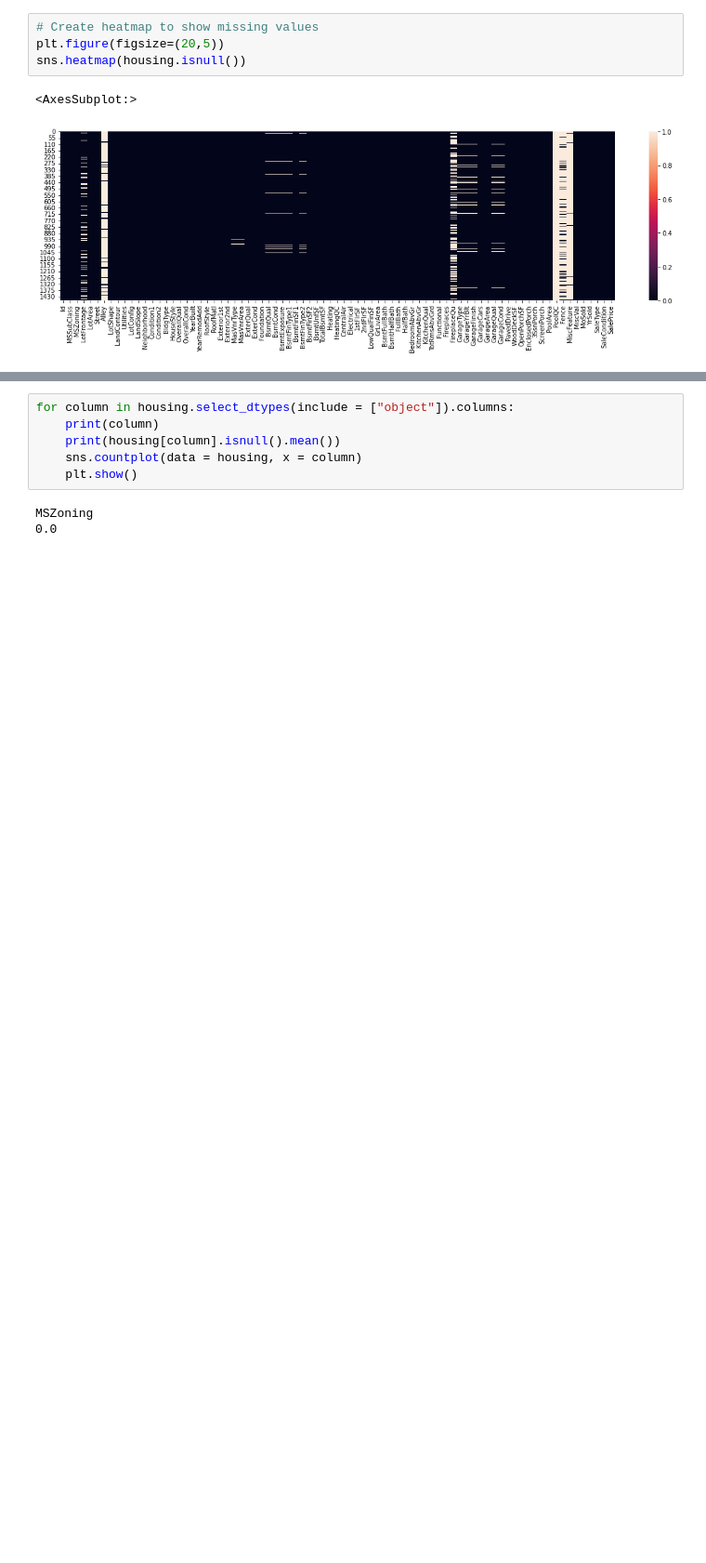
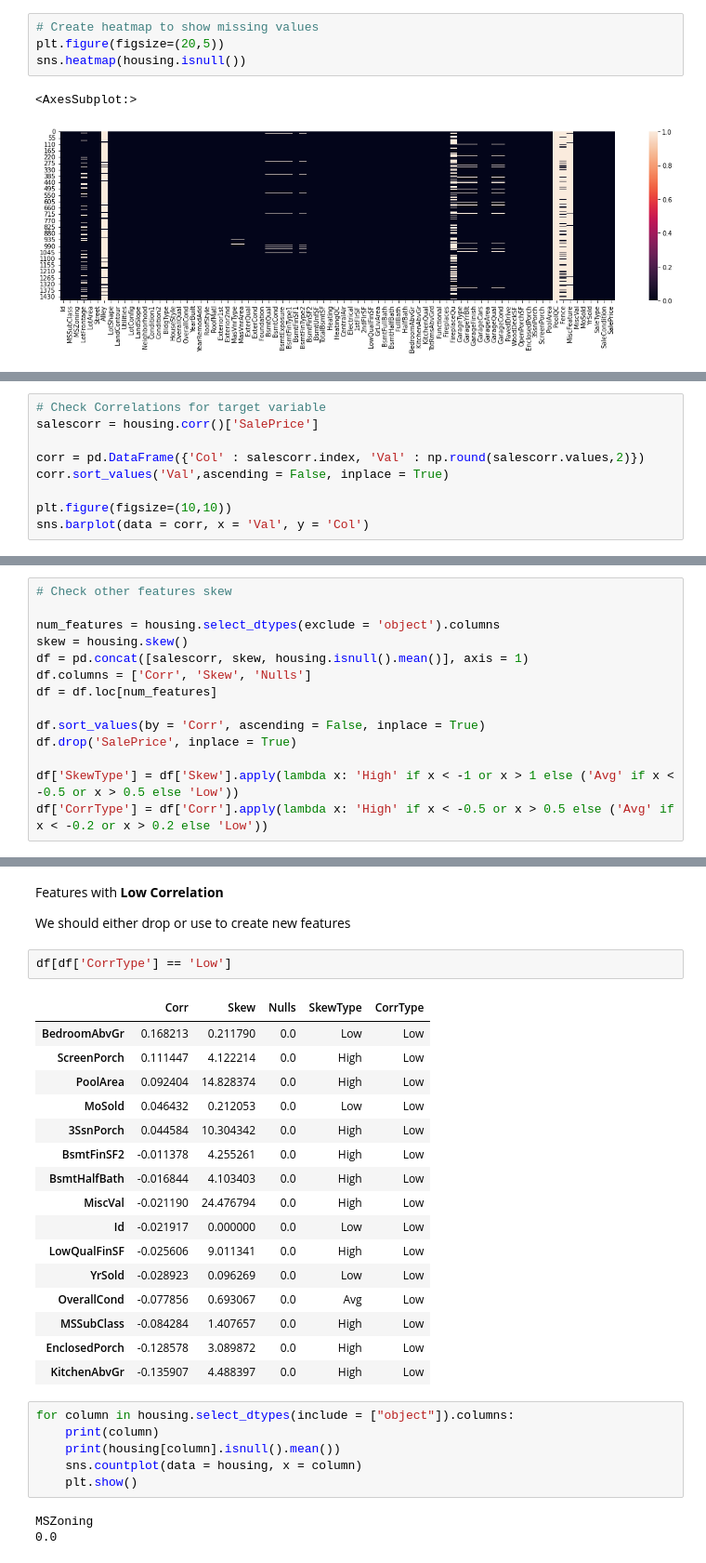
Before and after one commit to Nikalozj/House-Prices-Kaggle, a Jupyter notebook: Exploratory Data Analysis.ipynb, the cells around one changed output, grey strips where cells are left out. Shown at 93% size. Saved outputs shown, nothing was run; the diff lists cells and outputs as text; blank space fills up the shorter version.

```diff
--- a/Exploratory Data Analysis.ipynb
+++ b/Exploratory Data Analysis.ipynb
@@ -158,0 +115,9 @@ Most of high correlations are logical
+# %%
+# Check Correlations for target variable
+salescorr = housing.corr()['SalePrice']
+
+corr = pd.DataFrame({'Col' : salescorr.index, 'Val' : np.round(salescorr.values,2)})
+corr.sort_values('Val',ascending = False, inplace = True)
+
+plt.figure(figsize=(10,10))
+sns.barplot(data = corr, x = 'Val', y = 'Col')
@@ -158,0 +166,14 @@ Most of high correlations are logical
+# %%
+# Check other features skew
+
+num_features = housing.select_dtypes(exclude = 'object').columns
+skew = housing.skew()
+df = pd.concat([salescorr, skew, housing.isnull().mean()], axis = 1)
+df.columns = ['Corr', 'Skew', 'Nulls']
+df = df.loc[num_features]
+
+df.sort_values(by = 'Corr', ascending = False, inplace = True)
+df.drop('SalePrice', inplace = True)
+
+df['SkewType'] = df['Skew'].apply(lambda x: 'High' if x < -1 or x > 1 else ('Avg' if x < -0.5 or x > 0.5 else 'Low'))
+df['CorrType'] = df['Corr'].apply(lambda x: 'High' if x < -0.5 or x > 0.5 else ('Avg' if x < -0.2 or x > 0.2 else 'Low'))
@@ -159,3 +212,26 @@ Most of high correlations are logical
+# %% [markdown]
+Features with **Low Correlation**
+
+We should either drop or use to create new features
+# %%
+df[df['CorrType'] == 'Low']
+# %% [output]
+|  | Corr | Skew | Nulls | SkewType | CorrType |
+| BedroomAbvGr | 0.168213 | 0.211790 | 0.0 | Low | Low |
+| ScreenPorch | 0.111447 | 4.122214 | 0.0 | High | Low |
+| PoolArea | 0.092404 | 14.828374 | 0.0 | High | Low |
+| MoSold | 0.046432 | 0.212053 | 0.0 | Low | Low |
+| 3SsnPorch | 0.044584 | 10.304342 | 0.0 | High | Low |
+| BsmtFinSF2 | -0.011378 | 4.255261 | 0.0 | High | Low |
+| BsmtHalfBath | -0.016844 | 4.103403 | 0.0 | High | Low |
+| MiscVal | -0.021190 | 24.476794 | 0.0 | High | Low |
+| Id | -0.021917 | 0.000000 | 0.0 | Low | Low |
+| LowQualFinSF | -0.025606 | 9.011341 | 0.0 | High | Low |
+| YrSold | -0.028923 | 0.096269 | 0.0 | Low | Low |
+| OverallCond | -0.077856 | 0.693067 | 0.0 | Avg | Low |
+| MSSubClass | -0.084284 | 1.407657 | 0.0 | High | Low |
+| EnclosedPorch | -0.128578 | 3.089872 | 0.0 | High | Low |
+| KitchenAbvGr | -0.135907 | 4.488397 | 0.0 | High | Low |
 # %%
 for column in housing.select_dtypes(include = ["object"]).columns:
     print(column)
```
Also changed, not shown: parts of 25 cells of this notebook.
